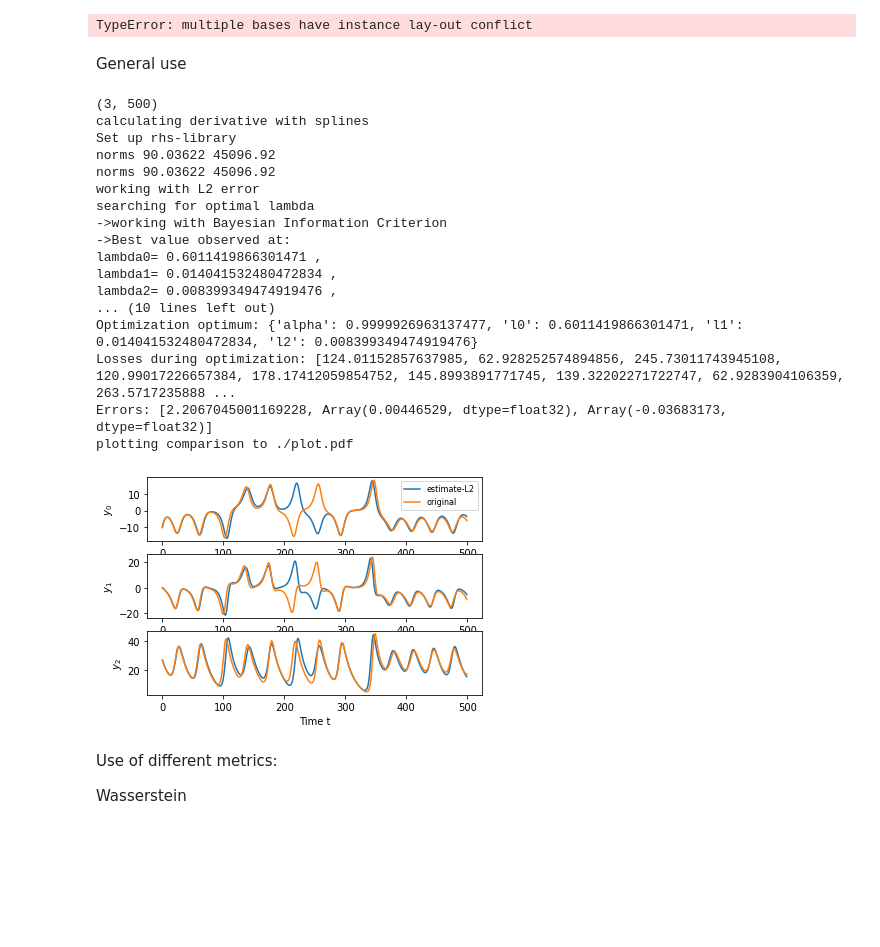
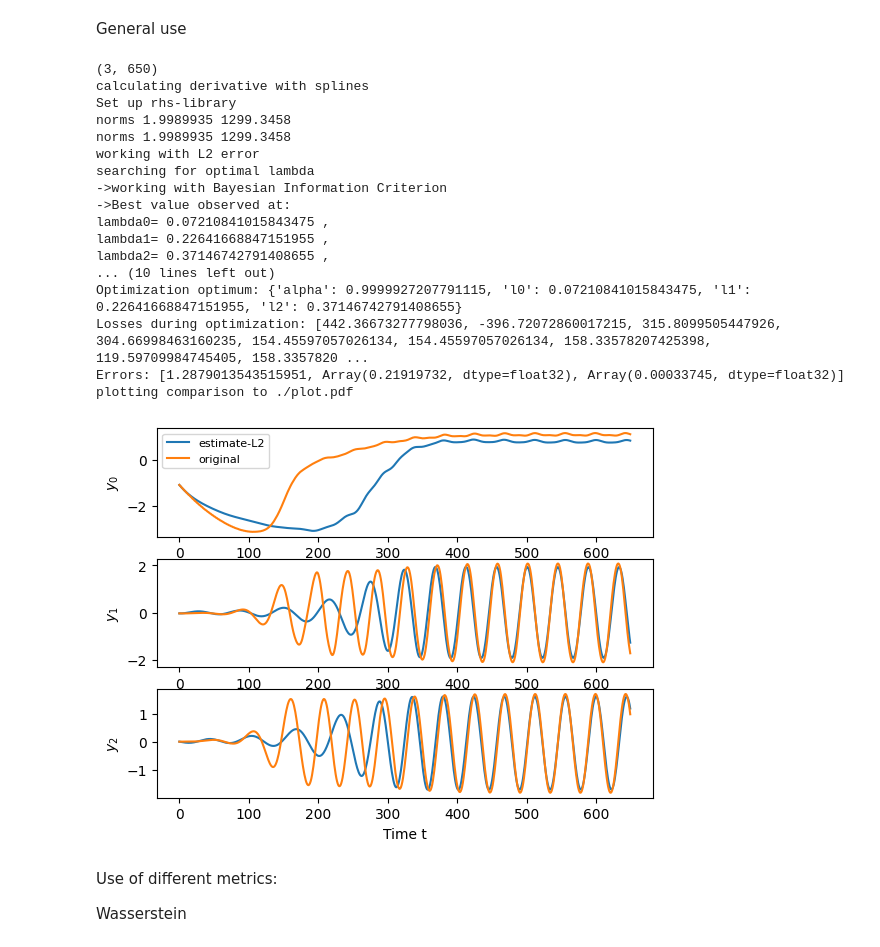
Before and after one commit to CDSC-CoSyML/rebel, a Jupyter notebook: examples/notebook_cylinder.ipynb, the cells around one changed output. Cells and saved outputs as stored; diff of their text form; code cells hidden in the pictures; blank space fills up the shorter version.

```diff
--- a/examples/notebook_cylinder.ipynb
+++ b/examples/notebook_cylinder.ipynb
@@ -1,53 +1,54 @@
 # %%
+import sys, os
+sys.path.append(os.path.abspath('..'))
+
 import jax.numpy as np
-from rebel_class import rebel
+from rebel import rebel
-# %% [output]
-TypeError: multiple bases have instance lay-out conflict
 # %% [markdown]
 General use
 # %%
-data = np.load("/data/cylin3dpod.npy")
+data = np.load("../data/cylin3dpod.npy")
 print(data.shape) # data should have the shape (N_x,N_t)
 
 # Instantiate the rebel class with the data.
 # Adjust stepsize and evals if needed for faster testing.
 model = rebel(data=data, stepsize=0.01, evals=200, error="L2", order=2)
 
 # Preprocess the data (calculate derivative and set up the library)
 model.preprocess()
 
 # (Optional) Calculate norms prior to optimization if you wish to inspect them separately.
 model.calc_norms()
 
 # Run the optimization procedure to estimate model parameters.
 optimum, losses, errors = model.optimize()
 
 # Print the optimization results.
 print("Optimization optimum:", optimum)
 print("Losses during optimization:", losses)
 print("Errors:", errors)
 
 # Plot the comparison of estimated vs. original trajectories.
 model.plot_comparison()
 # %% [output]
-(3, 500)
+(3, 650)
 calculating derivative with splines
 Set up rhs-library
-norms 90.03622 45096.92
-norms 90.03622 45096.92
+norms 1.9989935 1299.3458
+norms 1.9989935 1299.3458
 working with L2 error
 searching for optimal lambda
 ->working with Bayesian Information Criterion
 ->Best value observed at:
-lambda0= 0.6011419866301471 ,
-lambda1= 0.014041532480472834 ,
-lambda2= 0.008399349474919476 ,
+lambda0= 0.07210841015843475 ,
+lambda1= 0.22641668847151955 ,
+lambda2= 0.37146742791408655 ,
 ... (10 lines left out)
-Optimization optimum: {'alpha': 0.9999926963137477, 'l0': 0.6011419866301471, 'l1': 0.014041532480472834, 'l2': 0.008399349474919476}
-Losses during optimization: [124.01152857637985, 62.928252574894856, 245.73011743945108, 120.99017226657384, 178.17412059854752, 145.8993891771745, 139.32202271722747, 62.9283904106359, 263.5717235888 ...
-Errors: [2.2067045001169228, Array(0.00446529, dtype=float32), Array(-0.03683173, dtype=float32)]
+Optimization optimum: {'alpha': 0.9999927207791115, 'l0': 0.07210841015843475, 'l1': 0.22641668847151955, 'l2': 0.37146742791408655}
+Losses during optimization: [442.36673277798036, -396.72072860017215, 315.8099505447926, 304.66998463160235, 154.45597057026134, 154.45597057026134, 158.33578207425398, 119.59709984745405, 158.3357820 ...
+Errors: [1.2879013543515951, Array(0.21919732, dtype=float32), Array(0.00033745, dtype=float32)]
 plotting comparison to ./plot.pdf
-[figure, old version]
+[figure, new version]
 # %% [markdown]
 Use of different metrics:
 
```
Also changed, not shown: parts of 2 cells of this notebook, 1 other file.
